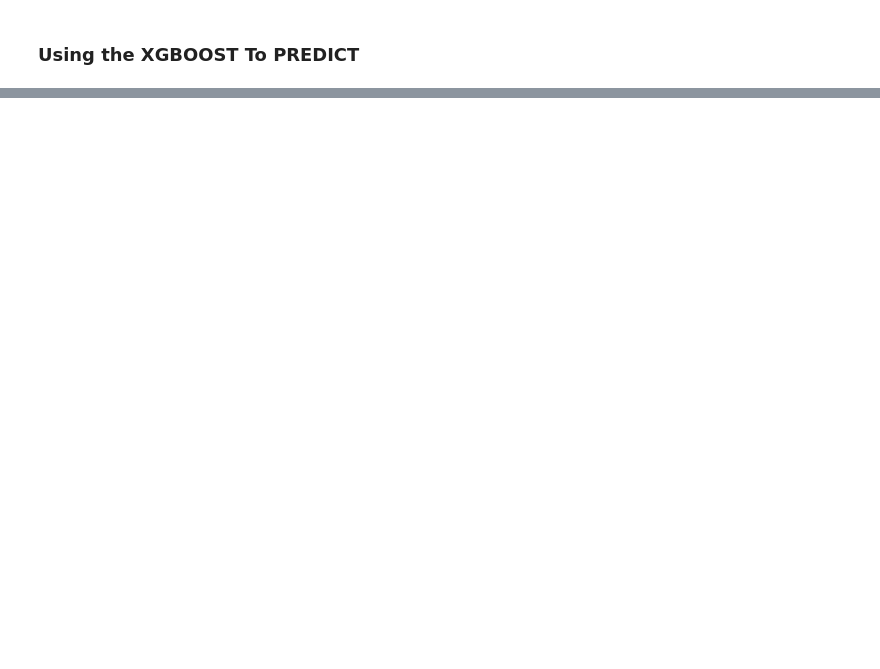
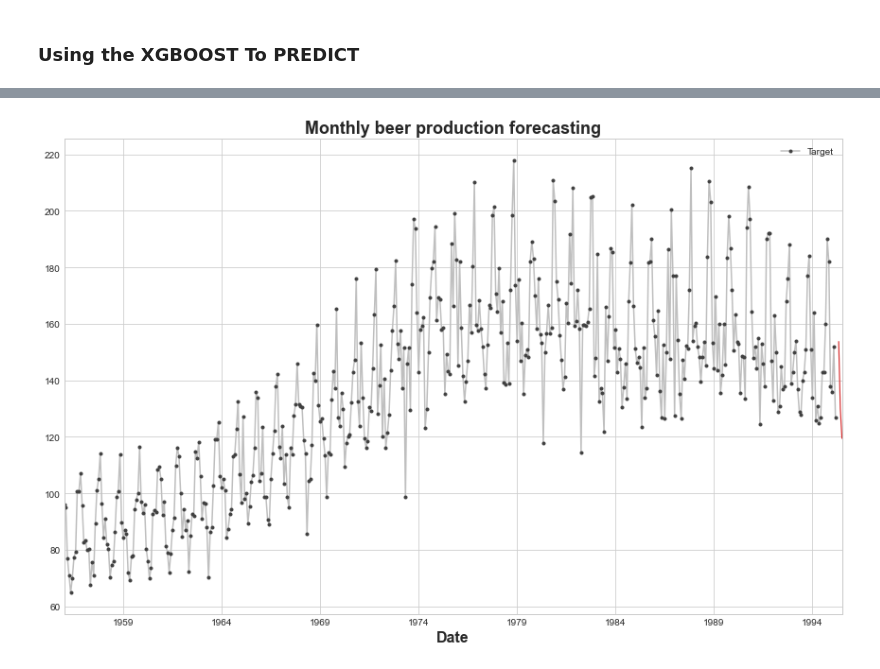
Before and after one commit to JudsonMorgan/Monthly-beer-production, a Jupyter notebook: monthly-beer-production.ipynb, the cells around one changed output, grey strips where cells are left out. Cells and saved outputs as stored; diff of their text form; code cells hidden in the pictures; blank space fills up the shorter version.

```diff
--- a/monthly-beer-production.ipynb
+++ b/monthly-beer-production.ipynb
@@ -335,0 +409,3 @@ data[['Monthly beer production', 'EWMA']].iloc[:100].plot()
+# %%
+validation_data = validation_data.dropna()
+validation_data
@@ -335,0 +418,8 @@ data[['Monthly beer production', 'EWMA']].iloc[:100].plot()
+# %%
+X_train = train_data.loc[:, ['Monthly beer production']]
+X_test = validation_data.loc[:, ['Monthly beer production']]
+y_train = train_data.loc[:, 'Target']
+y_test = validation_data.loc[:, 'Target']
+
+
+X_train.shape, X_test.shape, y_train.shape, y_test.shape
@@ -335,0 +428,3 @@ data[['Monthly beer production', 'EWMA']].iloc[:100].plot()
+# %%
+xgb = XGBRegressor()
+xgb.fit(X_train, y_train)
@@ -335,0 +442,9 @@ data[['Monthly beer production', 'EWMA']].iloc[:100].plot()
+# %%
+y_preds = pd.Series(xgb.predict(X_test), index = X_test.index)
+# %%
+fig, ax = plt.subplots(figsize=(12,8))
+ax = y_train.plot(**plot_params, title = 'Monthly beer production forecasting')
+y_preds.plot(ax = ax, linewidth = 1.16, color = 'C3', label = "Forecast")
+plt.show()
+# %% [output]
+[figure, added]
```
Also changed, not shown: parts of 12 cells of this notebook.
